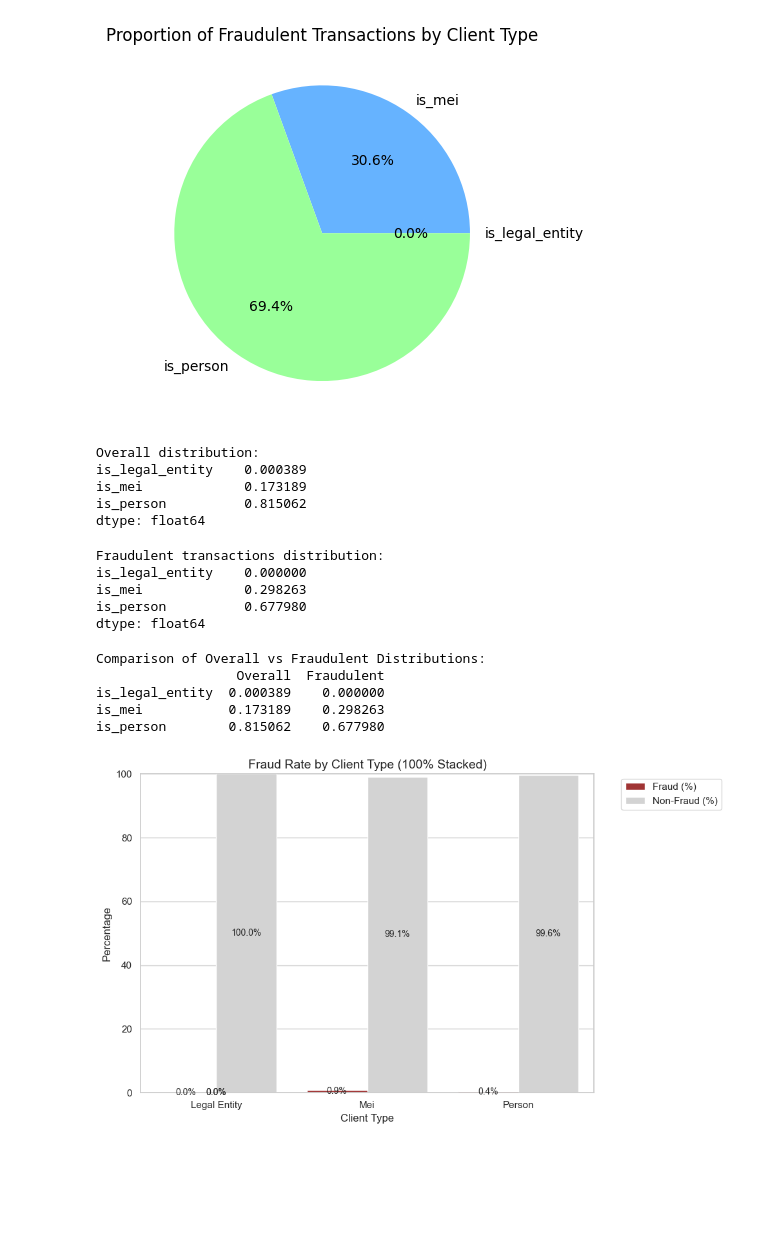
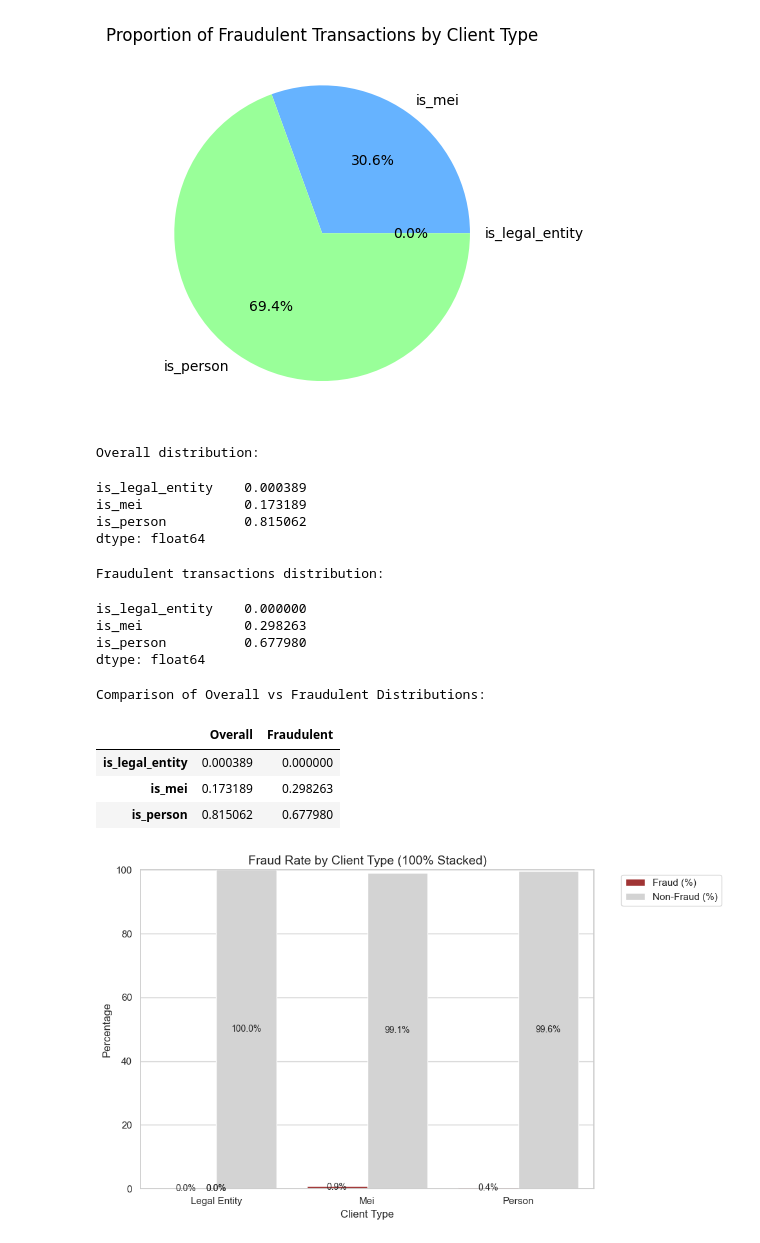
Before and after one commit to el-gabri/DS_home_test, a Jupyter notebook: notebooks/EDA.ipynb, the cells around one changed output. Drawn from its saved outputs; the diff is of its cells as text; code cells hidden in the pictures; blank space fills up the shorter version.

```diff
--- a/notebooks/EDA.ipynb
+++ b/notebooks/EDA.ipynb
@@ -656,44 +655,44 @@ plt.show()
 # %%
 overall = raw_transactions[['is_legal_entity', 'is_mei', 'is_person']].mean()
 print("Overall distribution:")
-print(overall)
+overall
 # %% [output]
 Overall distribution:
-is_legal_entity    0.000389
-is_mei             0.173189
-is_person          0.815062
-dtype: float64
+is_legal_entity    0.000389
+is_mei             0.173189
+is_person          0.815062
+dtype: float64
 # %%
 fraud = raw_transactions[raw_transactions['infraction'] == 1][['is_legal_entity', 'is_mei', 'is_person']].mean()
 print("Fraudulent transactions distribution:")
-print(fraud)
+fraud
 # %% [output]
 Fraudulent transactions distribution:
-is_legal_entity    0.000000
-is_mei             0.298263
-is_person          0.677980
-dtype: float64
+is_legal_entity    0.000000
+is_mei             0.298263
+is_person          0.677980
+dtype: float64
 # %%
 # Calculate overall distribution (proportion of 1's)
 overall_distribution = raw_transactions[['is_legal_entity', 'is_mei', 'is_person']].mean()
 
 # Calculate distribution among fraudulent transactions
 fraud_distribution = raw_transactions[raw_transactions['infraction'] == 1][
     ['is_legal_entity', 'is_mei', 'is_person']].mean()
 
 # Optional: Create a DataFrame to compare them side by side
 comparison = pd.DataFrame({
     'Overall': overall_distribution,
     'Fraudulent': fraud_distribution
 })
 print("\nComparison of Overall vs Fraudulent Distributions:")
-print(comparison)
+comparison
 # %% [output]
 Comparison of Overall vs Fraudulent Distributions:
-                  Overall  Fraudulent
-is_legal_entity  0.000389    0.000000
-is_mei           0.173189    0.298263
-is_person        0.815062    0.677980
+|  | Overall | Fraudulent |
+| is_legal_entity | 0.000389 | 0.000000 |
+| is_mei | 0.173189 | 0.298263 |
+| is_person | 0.815062 | 0.677980 |
 # %%
 # Calculate fraud/non-fraud percentages for each client type
 client_types = ['is_legal_entity', 'is_mei', 'is_person']
```
Also changed, not shown: parts of 31 cells of this notebook, 9 other files.
